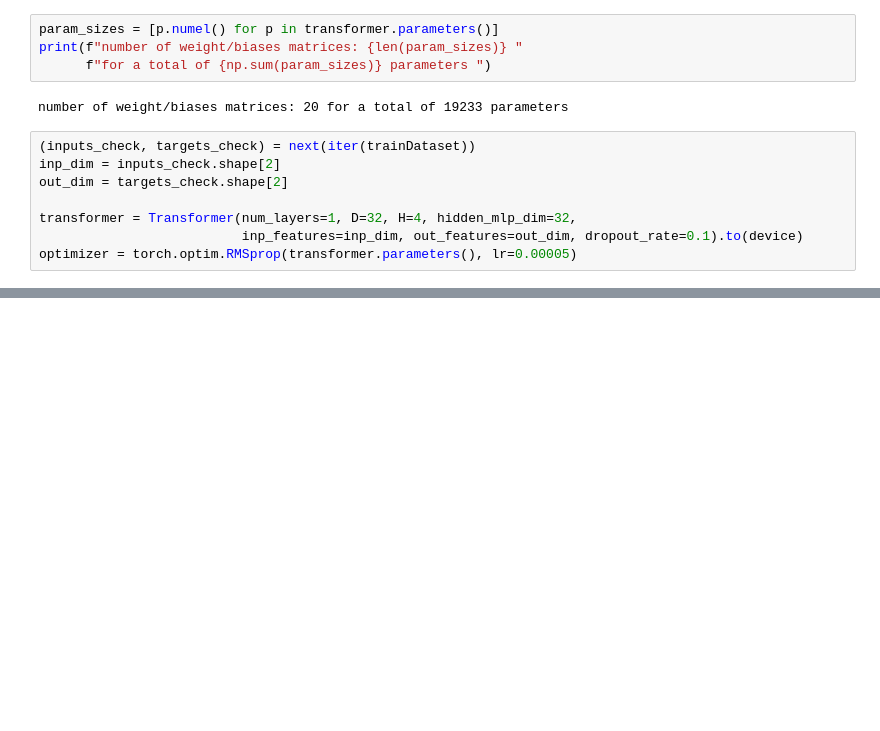
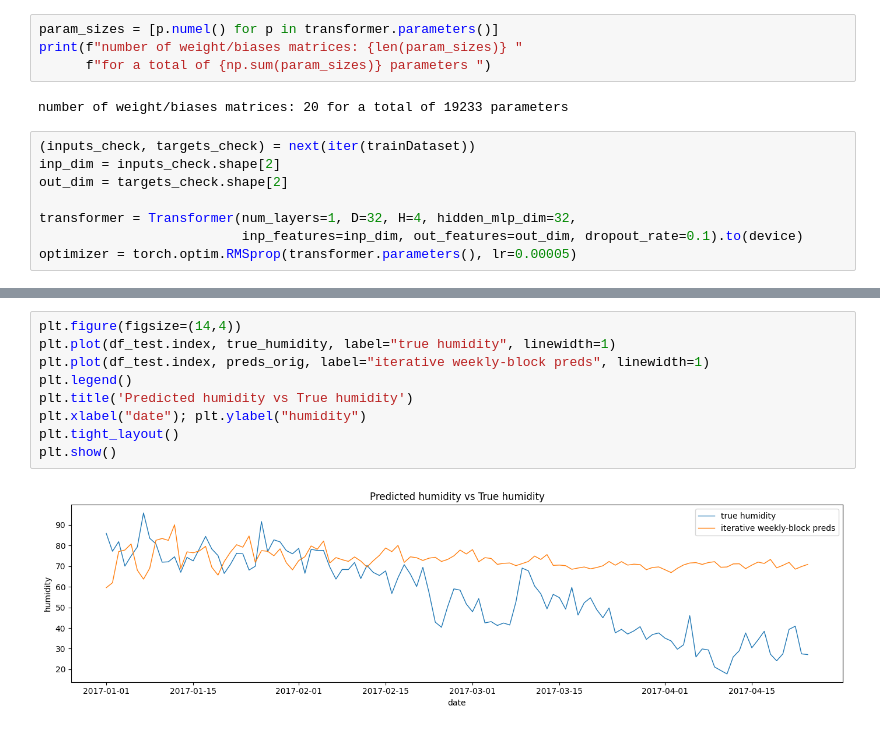
Before and after one commit to AntoniooOliva/Climate-A2, a Jupyter notebook: transformerNN.ipynb, the cells around one changed output, grey strips where cells are left out. Drawn from its saved outputs; the diff is of its cells as text; blank space fills up the shorter version.

```diff
--- a/transformerNN.ipynb
+++ b/transformerNN.ipynb
@@ -401,0 +382,11 @@ plt.show()
+# %%
+plt.figure(figsize=(14,4))
+plt.plot(df_test.index, true_humidity, label="true humidity", linewidth=1)
+plt.plot(df_test.index, preds_orig, label="iterative weekly-block preds", linewidth=1)
+plt.legend()
+plt.title('Predicted humidity vs True humidity')
+plt.xlabel("date"); plt.ylabel("humidity")
+plt.tight_layout()
+plt.show()
+# %% [output]
+[figure, added]
```
Also changed, not shown: parts of 6 cells of this notebook, 2 other files.
